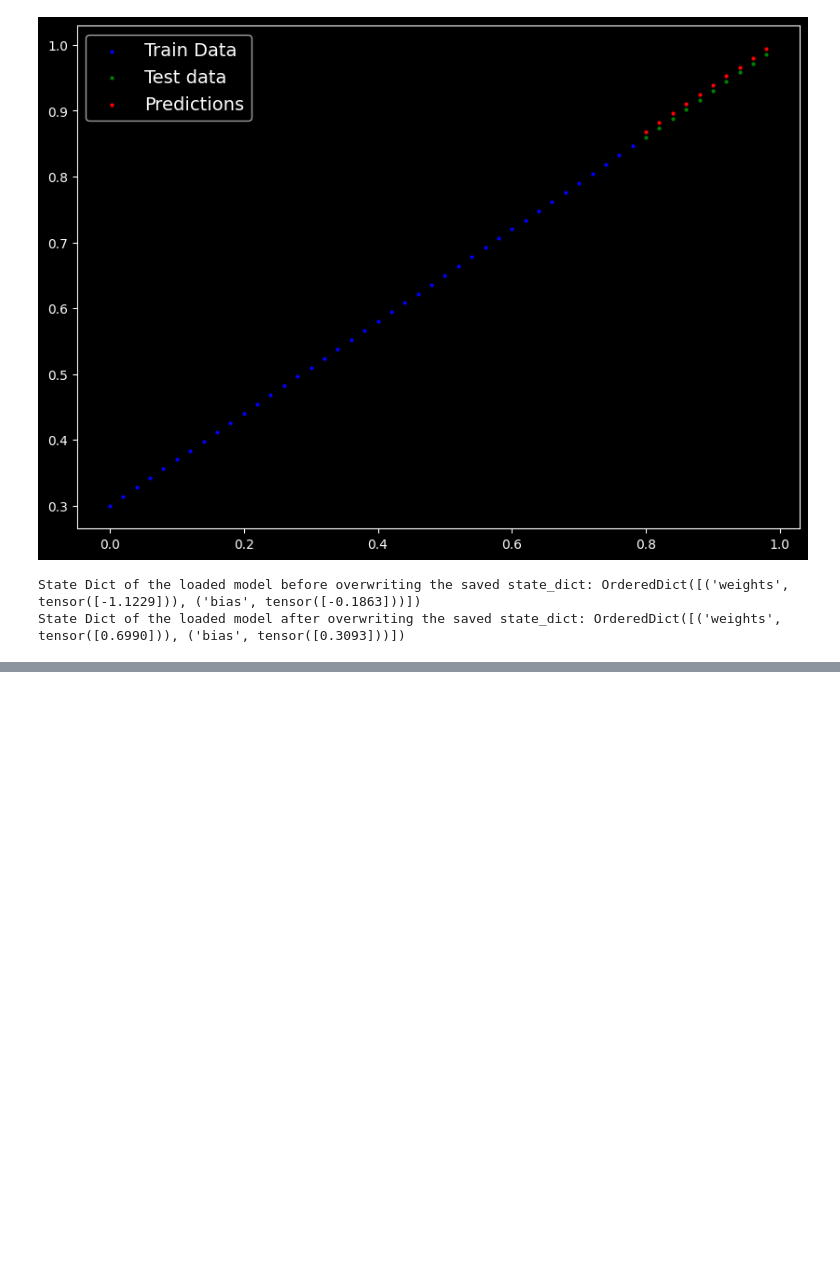
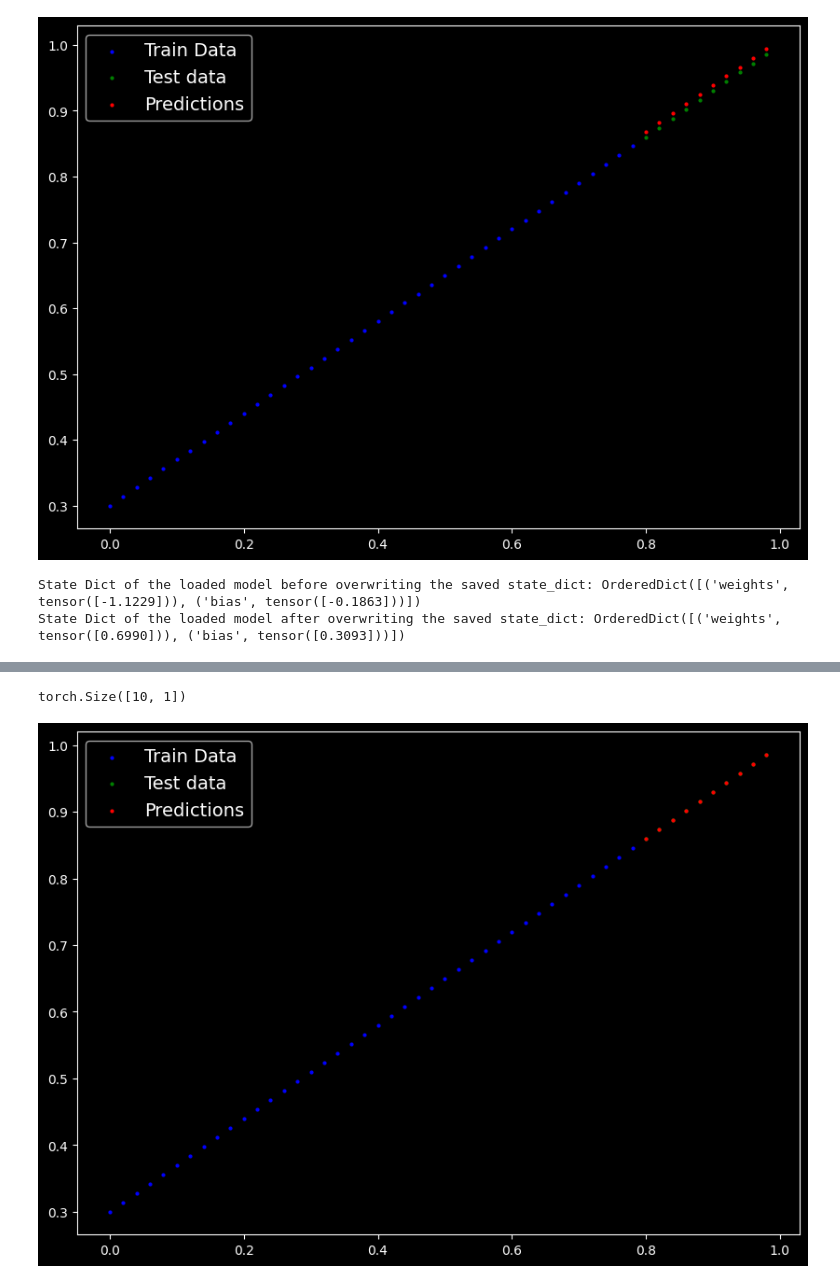
Before and after one commit to Muhammad-Zeerak-Khan/Zero_To_Mastery_X, a Jupyter notebook: ztm_pytorch/01_pytorch_workflow.ipynb, the cells around one changed output, grey strips where cells are left out. Cells and saved outputs as stored; diff of their text form; code cells hidden in the pictures; blank space fills up the shorter version.

```diff
--- a/ztm_pytorch/01_pytorch_workflow.ipynb
+++ b/ztm_pytorch/01_pytorch_workflow.ipynb
@@ -275,0 +482,4 @@ State Dict of the loaded model after overwriting the saved state_dict: OrderedDi
+# %%
+# Let's load the saved model
+loaded_model_v2 = LinearRegressionV2()
+loaded_model_v2
@@ -275,0 +495,10 @@ State Dict of the loaded model after overwriting the saved state_dict: OrderedDi
+# %%
+print(
+    f"State Dict before loading the trained parameters: {loaded_model_v2.state_dict()}"
+)
+loaded_model_v2_with_trained_params = loaded_model_v2.load_state_dict(
+    torch.load(f=MODEL_SAVE_PATH), strict=True
+)
+print(
+    f"State Dict after loading the trained parameters : {loaded_model_v2.state_dict()}"
+)
@@ -275,0 +519,8 @@ State Dict of the loaded model after overwriting the saved state_dict: OrderedDi
+# %%
+# Let's evaluate and make some predictions from the loaded model
+loaded_model_v2.eval()
+with torch.inference_mode():
+    # Perform the forward pass
+    y_pred_from_loaded_model_v2 = loaded_model_v2(X_test)
+
+y_pred_from_loaded_model_v2.shape
@@ -275,0 +542,14 @@ State Dict of the loaded model after overwriting the saved state_dict: OrderedDi
+# %%
+y_test.shape
+# %% [output]
+torch.Size([10, 1])
+# %%
+plot_predictions(
+    train_data=X_train,
+    train_labels=y_train,
+    test_data=X_test,
+    test_labels=y_test,
+    predictions=y_pred_from_loaded_model_v2,
+)
+# %% [output]
+[figure, added]
```
Also changed, not shown: parts of 27 cells of this notebook, 1 other file.
